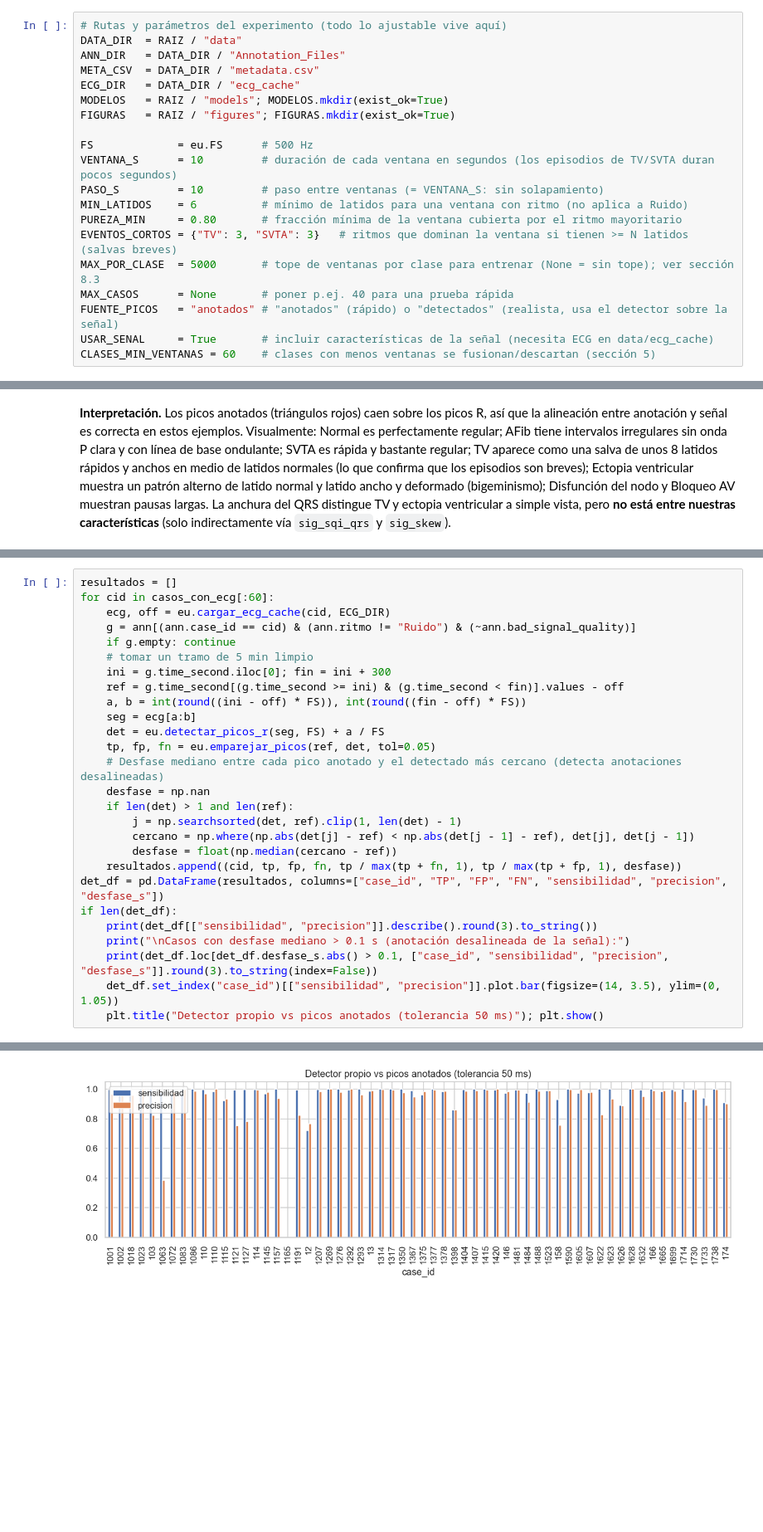
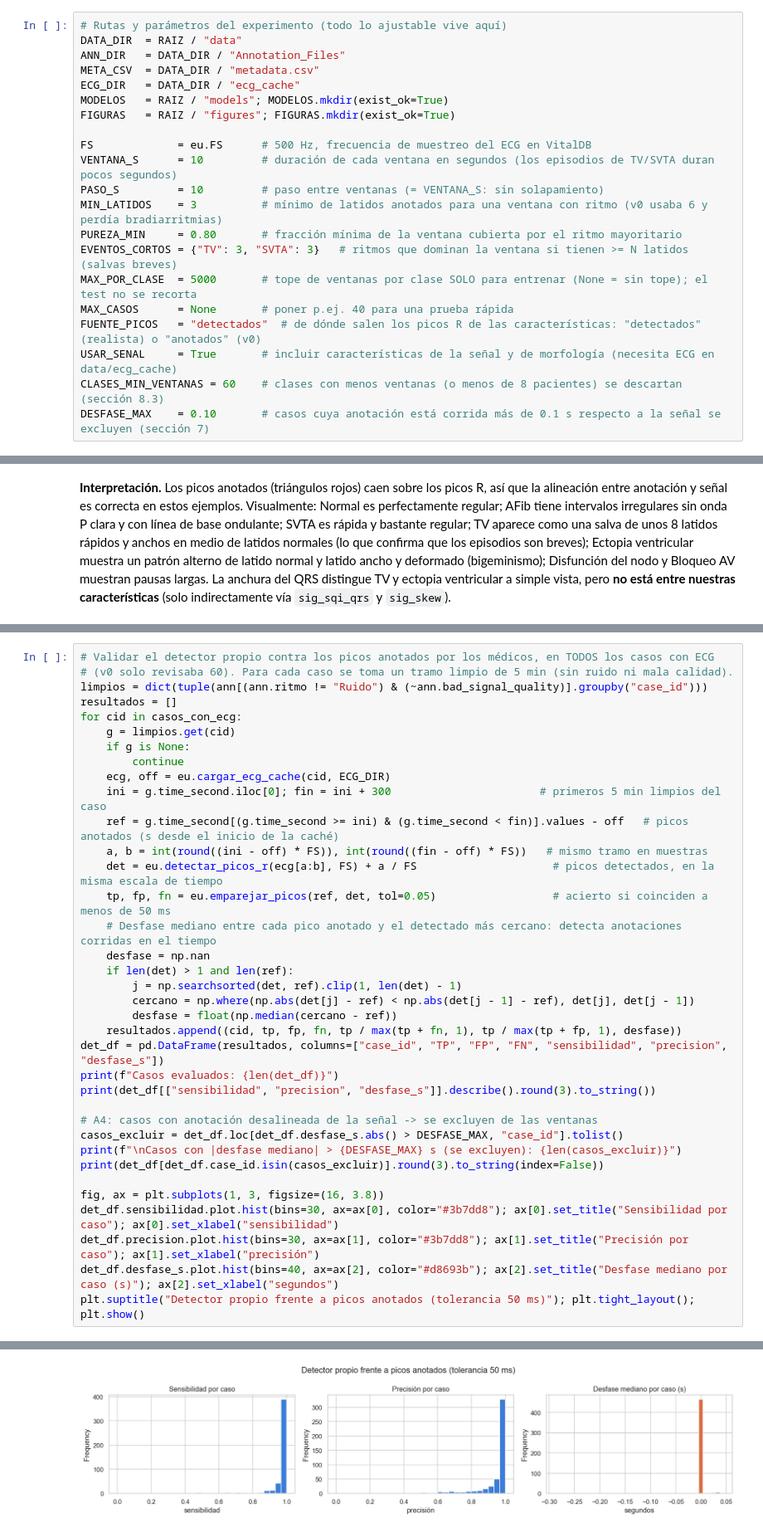
Before and after one commit to Jjes07/FundamentosML-Final, a Jupyter notebook: model_development.ipynb, the cells around one changed output, grey strips where cells are left out. Shown at 83% size. Saved outputs shown, nothing was run; the diff lists cells and outputs as text; blank space fills up the shorter version.

```diff
--- a/model_development.ipynb
+++ b/model_development.ipynb
@@ -233,17 +240,18 @@ ECG_DIR   = DATA_DIR / "ecg_cache"
 MODELOS   = RAIZ / "models"; MODELOS.mkdir(exist_ok=True)
 FIGURAS   = RAIZ / "figures"; FIGURAS.mkdir(exist_ok=True)
 
-FS             = eu.FS      # 500 Hz
+FS             = eu.FS      # 500 Hz, frecuencia de muestreo del ECG en VitalDB
 VENTANA_S      = 10         # duración de cada ventana en segundos (los episodios de TV/SVTA duran pocos segundos)
 PASO_S         = 10         # paso entre ventanas (= VENTANA_S: sin solapamiento)
-MIN_LATIDOS    = 6          # mínimo de latidos para una ventana con ritmo (no aplica a Ruido)
+MIN_LATIDOS    = 3          # mínimo de latidos anotados para una ventana con ritmo (v0 usaba 6 y perdía bradiarritmias)
 PUREZA_MIN     = 0.80       # fracción mínima de la ventana cubierta por el ritmo mayoritario
 EVENTOS_CORTOS = {"TV": 3, "SVTA": 3}   # ritmos que dominan la ventana si tienen >= N latidos (salvas breves)
-MAX_POR_CLASE  = 5000       # tope de ventanas por clase para entrenar (None = sin tope); ver sección 8.3
+MAX_POR_CLASE  = 5000       # tope de ventanas por clase SOLO para entrenar (None = sin tope); el test no se recorta
 MAX_CASOS      = None       # poner p.ej. 40 para una prueba rápida
-FUENTE_PICOS   = "anotados" # "anotados" (rápido) o "detectados" (realista, usa el detector sobre la señal)
-USAR_SENAL     = True       # incluir características de la señal (necesita ECG en data/ecg_cache)
-CLASES_MIN_VENTANAS = 60    # clases con menos ventanas se fusionan/descartan (sección 5)
+FUENTE_PICOS   = "detectados"  # de dónde salen los picos R de las características: "detectados" (realista) o "anotados" (v0)
+USAR_SENAL     = True       # incluir características de la señal y de morfología (necesita ECG en data/ecg_cache)
+CLASES_MIN_VENTANAS = 60    # clases con menos ventanas (o menos de 8 pacientes) se descartan (sección 8.3)
+DESFASE_MAX    = 0.10       # casos cuya anotación está corrida más de 0.1 s respecto a la señal se excluyen (sección 7)
 # %% [markdown]
 ---
 # 3. Carga de datos
@@ -677,17 +715,19 @@ La detección propia es clave para el despliegue: en producción **no hay anotac
 # %%
+# Validar el detector propio contra los picos anotados por los médicos, en TODOS los casos con ECG
+# (v0 solo revisaba 60). Para cada caso se toma un tramo limpio de 5 min (sin ruido ni mala calidad).
+limpios = dict(tuple(ann[(ann.ritmo != "Ruido") & (~ann.bad_signal_quality)].groupby("case_id")))
 resultados = []
-for cid in casos_con_ecg[:60]:
+for cid in casos_con_ecg:
+    g = limpios.get(cid)
+    if g is None:
+        continue
     ecg, off = eu.cargar_ecg_cache(cid, ECG_DIR)
-    g = ann[(ann.case_id == cid) & (ann.ritmo != "Ruido") & (~ann.bad_signal_quality)]
-    if g.empty: continue
-    # tomar un tramo de 5 min limpio
-    ini = g.time_second.iloc[0]; fin = ini + 300
-    ref = g.time_second[(g.time_second >= ini) & (g.time_second < fin)].values - off
-    a, b = int(round((ini - off) * FS)), int(round((fin - off) * FS))
-    seg = ecg[a:b]
-    det = eu.detectar_picos_r(seg, FS) + a / FS
-    tp, fp, fn = eu.emparejar_picos(ref, det, tol=0.05)
-    # Desfase mediano entre cada pico anotado y el detectado más cercano (detecta anotaciones desalineadas)
+    ini = g.time_second.iloc[0]; fin = ini + 300                       # primeros 5 min limpios del caso
+    ref = g.time_second[(g.time_second >= ini) & (g.time_second < fin)].values - off   # picos anotados (s desde el inicio de la caché)
+    a, b = int(round((ini - off) * FS)), int(round((fin - off) * FS))   # mismo tramo en muestras
+    det = eu.detectar_picos_r(ecg[a:b], FS) + a / FS                     # picos detectados, en la misma escala de tiempo
+    tp, fp, fn = eu.emparejar_picos(ref, det, tol=0.05)                  # acierto si coinciden a menos de 50 ms
+    # Desfase mediano entre cada pico anotado y el detectado más cercano: detecta anotaciones corridas en el tiempo
     desfase = np.nan
     if len(det) > 1 and len(ref):
         j = np.searchsorted(det, ref).clip(1, len(det) - 1)
@@ -695,10 +735,17 @@ for cid in casos_con_ecg[:60]:
         desfase = float(np.median(cercano - ref))
     resultados.append((cid, tp, fp, fn, tp / max(tp + fn, 1), tp / max(tp + fp, 1), desfase))
 det_df = pd.DataFrame(resultados, columns=["case_id", "TP", "FP", "FN", "sensibilidad", "precision", "desfase_s"])
-if len(det_df):
-    print(det_df[["sensibilidad", "precision"]].describe().round(3).to_string())
-    print("\nCasos con desfase mediano > 0.1 s (anotación desalineada de la señal):")
-    print(det_df.loc[det_df.desfase_s.abs() > 0.1, ["case_id", "sensibilidad", "precision", "desfase_s"]].round(3).to_string(index=False))
-    det_df.set_index("case_id")[["sensibilidad", "precision"]].plot.bar(figsize=(14, 3.5), ylim=(0, 1.05))
-    plt.title("Detector propio vs picos anotados (tolerancia 50 ms)"); plt.show()
+print(f"Casos evaluados: {len(det_df)}")
+print(det_df[["sensibilidad", "precision", "desfase_s"]].describe().round(3).to_string())
+
+# A4: casos con anotación desalineada de la señal -> se excluyen de las ventanas
+casos_excluir = det_df.loc[det_df.desfase_s.abs() > DESFASE_MAX, "case_id"].tolist()
+print(f"\nCasos con |desfase mediano| > {DESFASE_MAX} s (se excluyen): {len(casos_excluir)}")
+print(det_df[det_df.case_id.isin(casos_excluir)].round(3).to_string(index=False))
+
+fig, ax = plt.subplots(1, 3, figsize=(16, 3.8))
+det_df.sensibilidad.plot.hist(bins=30, ax=ax[0], color="#3b7dd8"); ax[0].set_title("Sensibilidad por caso"); ax[0].set_xlabel("sensibilidad")
+det_df.precision.plot.hist(bins=30, ax=ax[1], color="#3b7dd8"); ax[1].set_title("Precisión por caso"); ax[1].set_xlabel("precisión")
+det_df.desfase_s.plot.hist(bins=40, ax=ax[2], color="#d8693b"); ax[2].set_title("Desfase mediano por caso (s)"); ax[2].set_xlabel("segundos")
+plt.suptitle("Detector propio frente a picos anotados (tolerancia 50 ms)"); plt.tight_layout(); plt.show()
 # %% [output]
@@ -718,4 +767,4 @@ Casos con desfase mediano > 0.1 s (anotación desalineada de la señal):
-[figure, old version]
+[figure, new version]
 # %% [markdown]
 **Interpretación.** En 60 casos, el detector propio tiene una mediana de sensibilidad de 0.996 y de precisión de 0.981; el 25 % peor sigue por encima de 0.93. Es suficiente para calcular intervalos RR en producción. La precisión media (0.925) es menor por algunos casos con falsos positivos (ondas T altas o ruido detectadas como latidos).
 
```
Also changed, not shown: parts of 41 cells of this notebook, 21 other files.
